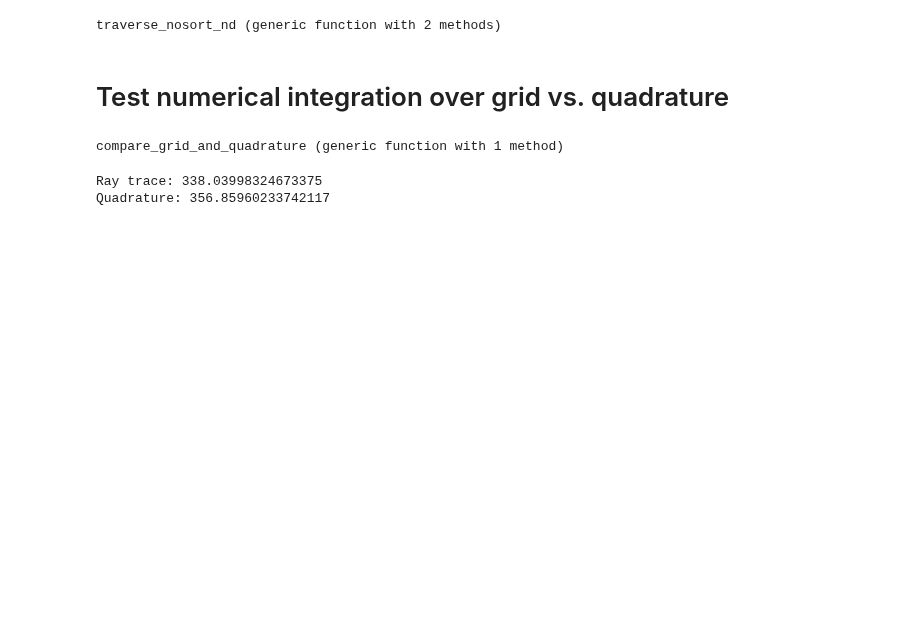
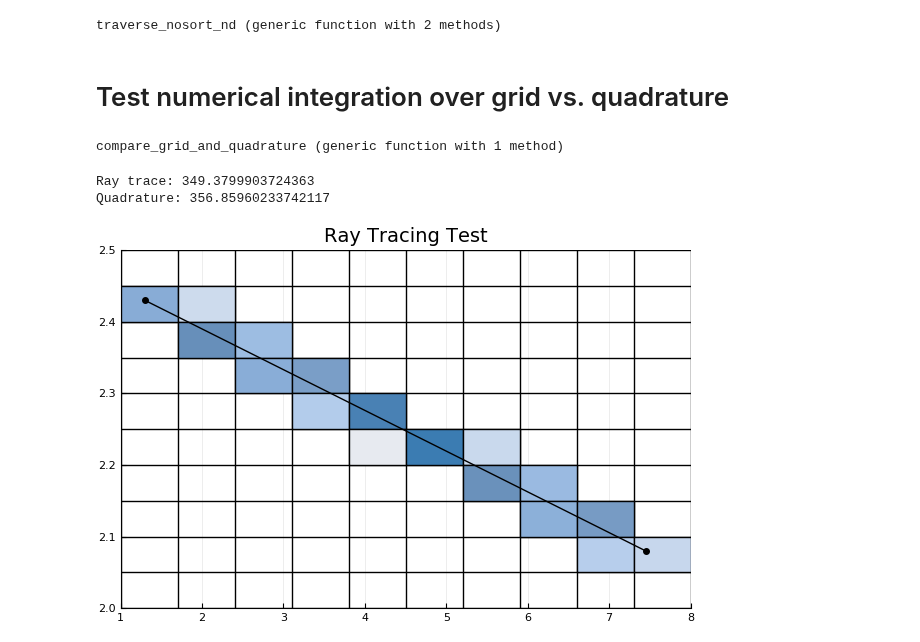
Before and after one commit to OliverEvans96/kelp, a Jupyter notebook: julia/RayIntegral.ipynb, the cells around one changed output. Drawn from its saved outputs; the diff is of its cells as text; code cells hidden in the pictures; blank space fills up the shorter version.

```diff
--- a/julia/RayIntegral.ipynb
+++ b/julia/RayIntegral.ipynb
@@ -13,4 +25,17 @@ using PerceptualColourMaps
 # %%
+function drawgrid!(x_grid,y_grid)
+    vline!(x_grid, color=:black)
+    hline!(y_grid, color=:black)
+end
+
+function drawrect!(x_grid, y_grid, i, j, val, cm)
+    rect = Shape(
+        [x_grid[i],x_grid[i+1],x_grid[i+1],x_grid[i], x_grid[i]],
+        [y_grid[j],y_grid[j], y_grid[j+1], y_grid[j+1], y_grid[j]]
+    )
+    plot!(rect, color=cm[ceil(Int, val*256)])
+end
+
 function traverse_nosort_nd(f, grids, p0, p1, cm=cmap("DEPTH"))
     # Number of dimensions
     nd = length(grids)
@@ -137,10 +162,10 @@ compare_grid_and_quadrature (generic function with 1 method)
 # Define problem
 f(x, y, z, w) = sin.(x .+ y)  .* y.^2 .- log.(z) .+ 2*(w)
 
-x = linspace(1, 8, 21)
-y = linspace(2, 2.5, 21)
-z = linspace(3, 7, 21)
-w = linspace(1, 20, 21)
+x = linspace(1, 8, 51)
+y = linspace(2, 2.5, 51)
+z = linspace(3, 7, 51)
+w = linspace(1, 20, 51)
 grids = [x, y, z, w]
 
 p0 = [1.3, 2.4, 3.1, 1.2]
@@ -148,5 +173,21 @@ p1 = [7.4, 2.3, 6.2, 19.]
 
 compare_grid_and_quadrature(f, grids, p0, p1)
 # %% [output]
-Ray trace: 338.03998324673375
+Ray trace: 349.3799903724363
 Quadrature: 356.85960233742117
+# %%
+# Define problem
+f(x, y, ) = sin.(x .+ y)  .* y.^2
+f_arr = applyfunc(f, grids)
+
+x = linspace(1, 8, 11)
+y = linspace(2, 2.5, 11)
+grids = [x, y]
+
+p0 = [1.3, 2.43]
+p1 = [7.45, 2.08]
+integ, p = traverse_nosort_nd(f_arr, grids, p0, p1);
+savefig("ray_trace_julia.png")
+display(p)
+# %% [output]
+[figure, added]
```
Also changed, not shown: parts of 1 cell of this notebook, 1 other file.
